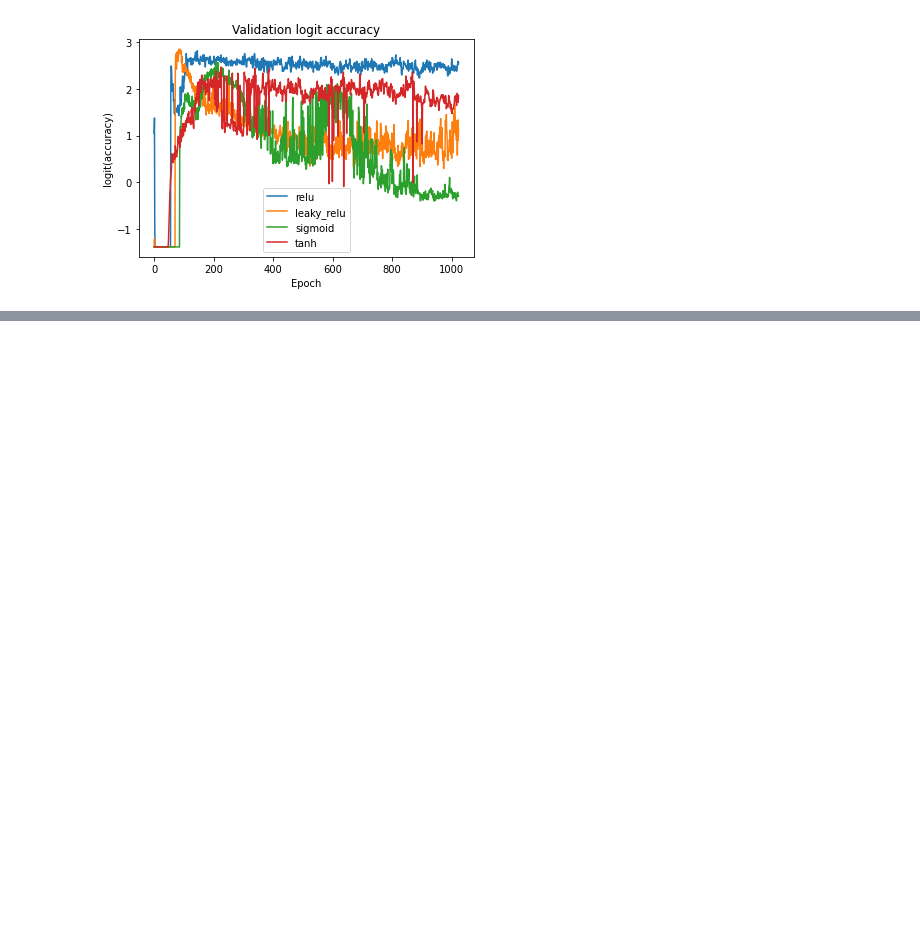
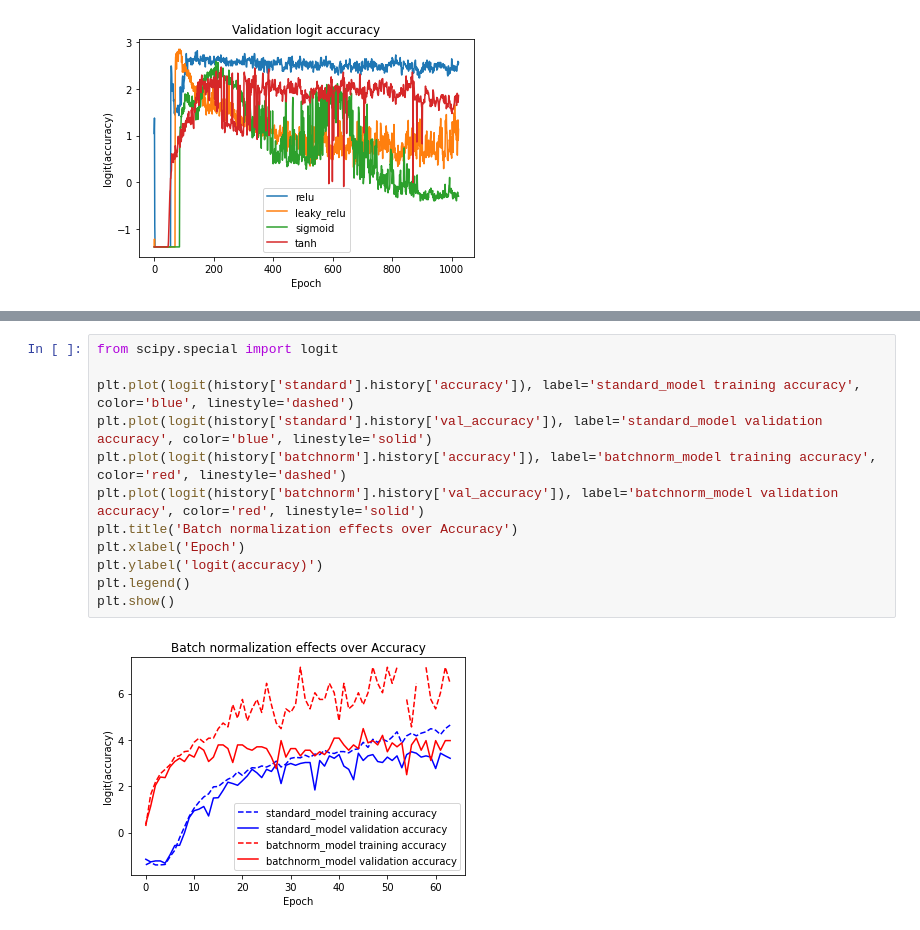
Before and after one commit to PabloBrianese/introduction-to-deep-learning, a Jupyter notebook: introduction-to-deep-learning-with-keras/chapter3.ipynb, the cells around one changed output, grey strips where cells are left out. Drawn from its saved outputs; the diff is of its cells as text; blank space fills up the shorter version.

```diff
--- a/introduction-to-deep-learning-with-keras/chapter3.ipynb
+++ b/introduction-to-deep-learning-with-keras/chapter3.ipynb
@@ -254,0 +386,14 @@ plt.show()
+# %%
+from scipy.special import logit
+
+plt.plot(logit(history['standard'].history['accuracy']), label='standard_model training accuracy', color='blue', linestyle='dashed')
+plt.plot(logit(history['standard'].history['val_accuracy']), label='standard_model validation accuracy', color='blue', linestyle='solid')
+plt.plot(logit(history['batchnorm'].history['accuracy']), label='batchnorm_model training accuracy', color='red', linestyle='dashed')
+plt.plot(logit(history['batchnorm'].history['val_accuracy']), label='batchnorm_model validation accuracy', color='red', linestyle='solid')
+plt.title('Batch normalization effects over Accuracy')
+plt.xlabel('Epoch')
+plt.ylabel('logit(accuracy)')
+plt.legend()
+plt.show()
+# %% [output]
+[figure, added]
```
Also changed, not shown: parts of 9 cells of this notebook.
